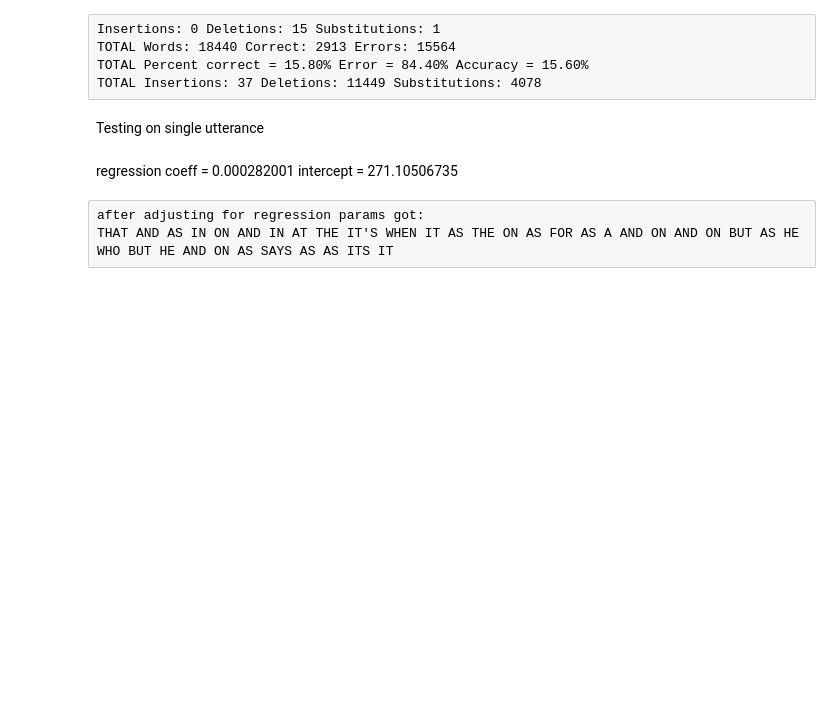
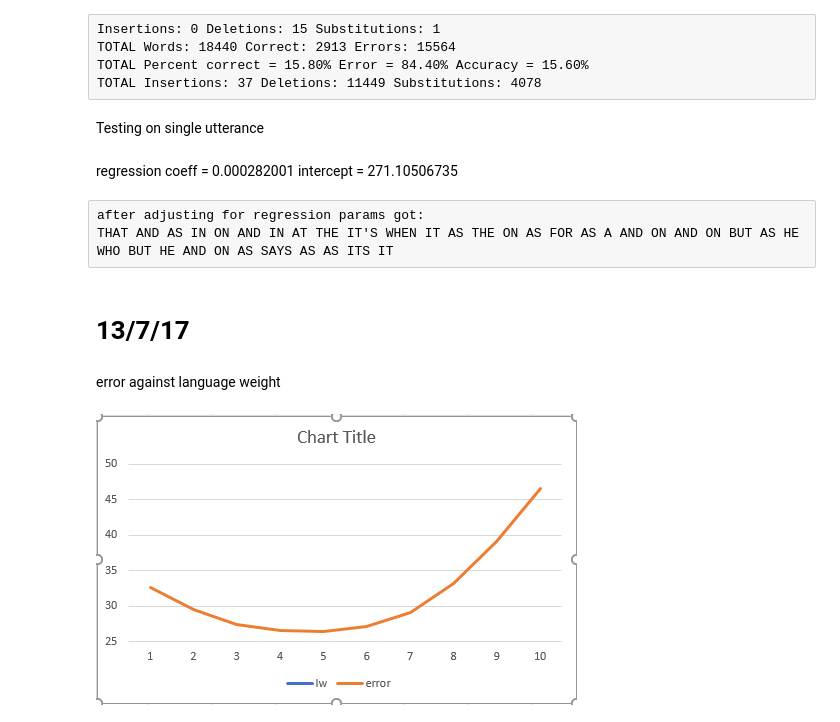
Before and after one commit to vagrawal/gsoc-progress, a Jupyter notebook: mshah1/GSOC.ipynb, the cells around one changed output. Drawn from its saved outputs; the diff is of its cells as text; code cells hidden in the pictures; blank space fills up the shorter version.

```diff
--- a/mshah1/GSOC.ipynb
+++ b/mshah1/GSOC.ipynb
@@ -1006,3 +1053,12 @@ regression coeff = 0.000282001 intercept = 271.10506735
 # %% [raw]
 after adjusting for regression params got:
 THAT AND AS IN ON AND IN AT THE IT'S WHEN IT AS THE ON AS FOR AS A AND ON AND ON BUT AS HE WHO BUT HE AND ON AS SAYS AS AS ITS IT
+# %% [markdown]
+# 13/7/17
+# %% [markdown]
+error against language weight
+# %%
+from IPython.display import Image, display
+display(Image(filename='lw-vs-err.png', embed=True))
+# %% [output]
+[figure, added]
```
Also changed, not shown: parts of 4 cells of this notebook, 4 other files.
